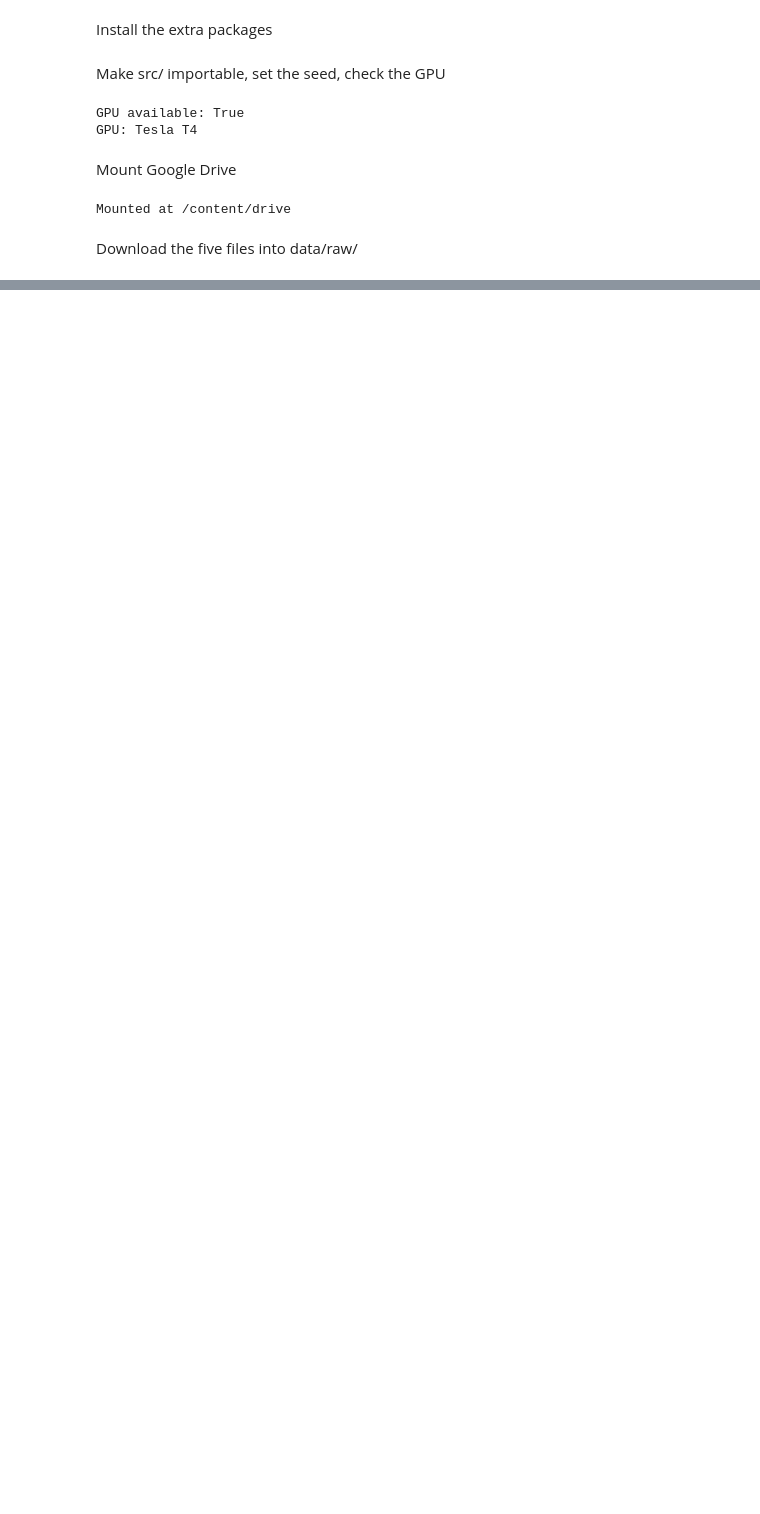
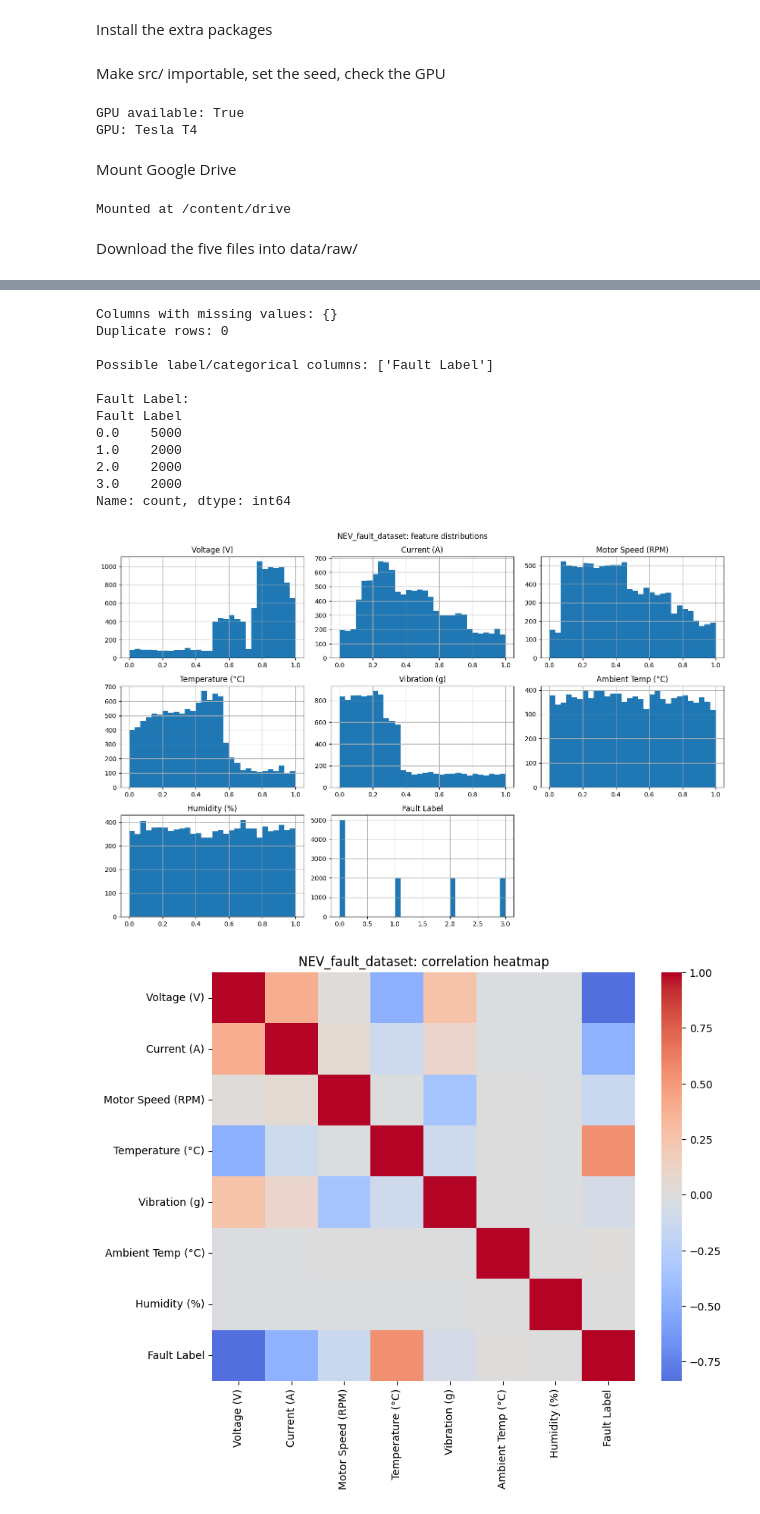
Before and after one commit to ShalakaEranga/DriveHealth-Comparative-Fault-Diagnosis-Using-Classical-vs-Deep-Learning-Methods, a Jupyter notebook: notebooks/01_eda.ipynb, the cells around one changed output, grey strips where cells are left out. Saved outputs shown, nothing was run; the diff lists cells and outputs as text; code cells hidden in the pictures; blank space fills up the shorter version.

```diff
--- a/notebooks/01_eda.ipynb
+++ b/notebooks/01_eda.ipynb
@@ -102,0 +173,11 @@ Files in data/raw:
+# %%
+summary = pd.DataFrame({
+    name: {
+        "rows": d.shape[0],
+        "columns": d.shape[1],
+        "missing_cells": int(d.isna().sum().sum()),
+        "duplicate_rows": int(d.duplicated().sum()),
+    }
+    for name, d in datasets.items()
+}).T
+summary
@@ -102,0 +212,29 @@ Files in data/raw:
+# %%
+import matplotlib.pyplot as plt
+import seaborn as sns
+
+def quick_eda(df, name):
+    print(f"===== {name} =====")
+    df.info()
+    display(df.describe().T)
+
+    missing = df.isna().sum()
+    print("\nColumns with missing values:", missing[missing > 0].to_dict())
+    print("Duplicate rows:", df.duplicated().sum())
+
+    # Columns with few unique values are label / category candidates
+    cands = [c for c in df.columns if df[c].nunique() <= 10]
+    print("\nPossible label/categorical columns:", cands)
+    for c in cands:
+        print(f"\n{c}:\n{df[c].value_counts()}")
+
+    # Numeric distributions and correlations
+    num = df.select_dtypes("number")
+    num.hist(figsize=(14, 9), bins=30)
+    plt.suptitle(f"{name}: feature distributions")
+    plt.tight_layout(); plt.show()
+
+    plt.figure(figsize=(9, 7))
+    sns.heatmap(num.corr(), cmap="coolwarm", center=0)
+    plt.title(f"{name}: correlation heatmap")
+    plt.show()
@@ -102,0 +243,3 @@ Files in data/raw:
+# %%
+quick_eda(datasets["NEV_fault_dataset"], "NEV_fault_dataset")
+# %% [output]
@@ -102,0 +271,14 @@ Files in data/raw:
+Columns with missing values: {}
+Duplicate rows: 0
+
+Possible label/categorical columns: ['Fault Label']
+
+Fault Label:
+Fault Label
+0.0    5000
+1.0    2000
+2.0    2000
+3.0    2000
+Name: count, dtype: int64
+[figure, added]
+[figure, added]
```
Also changed, not shown: parts of 16 cells of this notebook.
